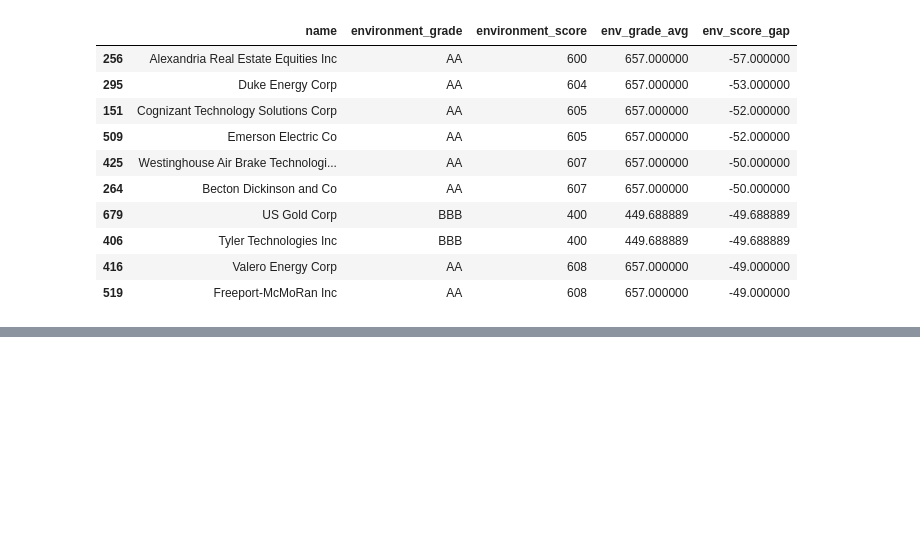
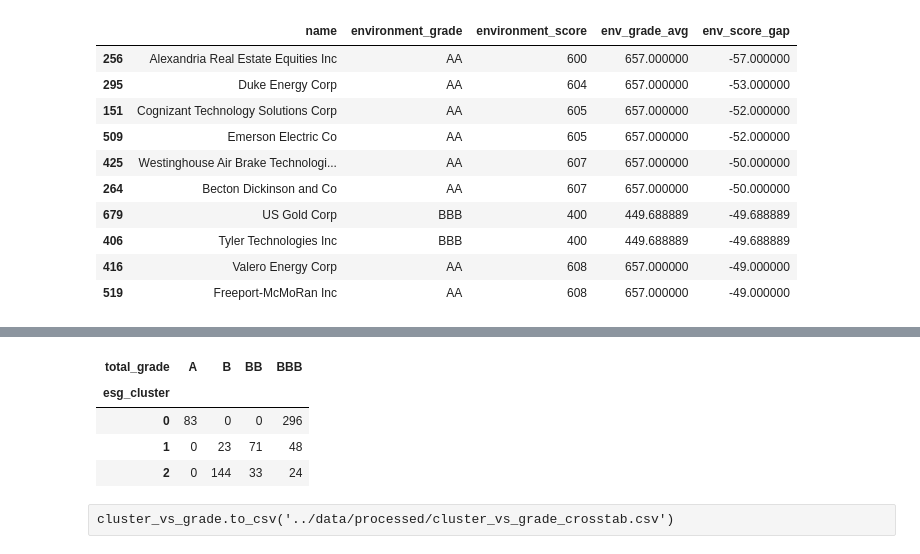
Before and after one commit to Bshaia/data-analysis-portfolio, a Jupyter notebook: corporate-greenwashing/notebooks/01_data_exploration.ipynb, the cells around one changed output, grey strips where cells are left out. Cells and saved outputs as stored; diff of their text form; code cells hidden in the pictures; blank space fills up the shorter version.

Commit message:
Added ESG cluster vs total grade cross-tab to flag grade inflation

```diff
--- a/corporate-greenwashing/notebooks/01_data_exploration.ipynb
+++ b/corporate-greenwashing/notebooks/01_data_exploration.ipynb
@@ -389,3 +389,14 @@ most_overrated[['name', 'environment_grade', 'social_grade', 'governance_grade',
 | 395 | TE Connectivity Ltd | B | B | B | 200 | 200 | -92.440892 |
 # %%
 most_overrated.to_csv('../data/processed_top_overrated_companies.csv', index=False)
+# %%
+cluster_vs_grade = pd.crosstab(df['esg_cluster'], df['total_grade'])
+cluster_vs_grade
+# %% [output]
+| total_grade | A | B | BB | BBB |
+| esg_cluster |  |  |  |  |
+| 0 | 83 | 0 | 0 | 296 |
+| 1 | 0 | 23 | 71 | 48 |
+| 2 | 0 | 144 | 33 | 24 |
+# %% [raw]
+cluster_vs_grade.to_csv('../data/processed/cluster_vs_grade_crosstab.csv')
```
Also changed, not shown: 1 other file.
